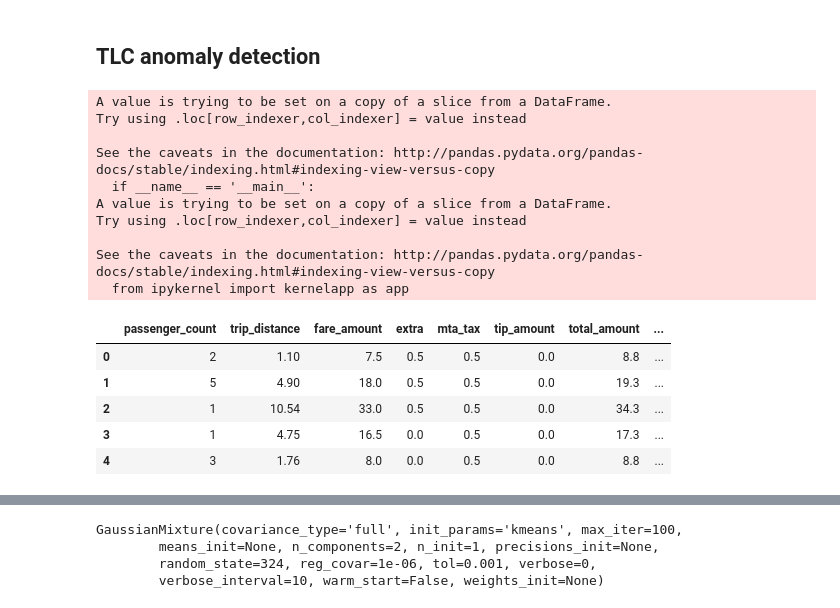
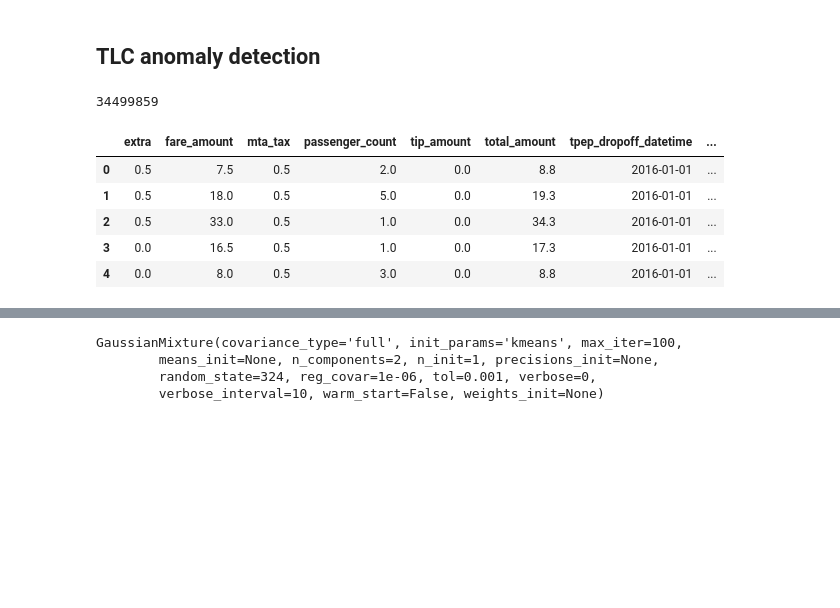
Before and after one commit to gperrin12/anomaly_detection_NYC_transit, a Jupyter notebook: TLC_anomaly_detection_042217.ipynb, the cells around one changed output, grey strips where cells are left out. Saved outputs shown, nothing was run; the diff lists cells and outputs as text; code cells hidden in the pictures; blank space fills up the shorter version.

```diff
--- a/TLC_anomaly_detection_042217.ipynb
+++ b/TLC_anomaly_detection_042217.ipynb
@@ -52,33 +44,32 @@ WARNING: pylab import has clobbered these variables: ['compress', 'datetime']
 proj_folder = os.getcwd()
 # %% [markdown]
 ## TLC anomaly detection
-# %%
-### read in data for January 2016
-tlc_df_raw = pd.read_csv(proj_folder + '/data/tlc_yellow_2016_1.csv')
-tlc_df = tlc_df_raw[['passenger_count', 'trip_distance', 'fare_amount', \
-                     'extra', 'mta_tax', 'tip_amount', 'total_amount', \
-                     'tpep_pickup_datetime', 'tpep_dropoff_datetime']]
+# %%
+### read in data for 2016
+columns = ['passenger_count', 'trip_distance', 'fare_amount', \
+                     'extra', 'mta_tax', 'tip_amount', 'total_amount', \
+                     'tpep_pickup_datetime', 'tpep_dropoff_datetime']
+tlc_df_raw_total = pd.DataFrame(columns = columns)
+for i in range(1,4):
+    tlc_df_raw = pd.read_csv(proj_folder + '/data/tlc_yellow_2016_' + str(i) + '.csv', usecols=['passenger_count', \
+                    'trip_distance', 'fare_amount', 'extra', 'mta_tax', 'tip_amount', 'total_amount', \
+                     'tpep_pickup_datetime', 'tpep_dropoff_datetime'])
+    tlc_df_raw_total = tlc_df_raw_total.append(tlc_df_raw, ignore_index=True)
+# %%
+len(tlc_df_raw_total)
+# %% [output]
+34499859
 # %%
-tlc_df['tpep_pickup_datetime'] = pd.to_datetime(tlc_df['tpep_pickup_datetime'])
-tlc_df['tpep_dropoff_datetime'] = pd.to_datetime(tlc_df['tpep_dropoff_datetime'])
-tlc_df.head()
+tlc_df_raw_total['tpep_pickup_datetime'] = pd.to_datetime(tlc_df_raw_total['tpep_pickup_datetime'])
+tlc_df_raw_total['tpep_dropoff_datetime'] = pd.to_datetime(tlc_df_raw_total['tpep_dropoff_datetime'])
+tlc_df_raw_total.head()
 # %% [output]
-A value is trying to be set on a copy of a slice from a DataFrame.
-Try using .loc[row_indexer,col_indexer] = value instead
-
-See the caveats in the documentation: http://pandas.pydata.org/pandas-docs/stable/indexing.html#indexing-view-versus-copy
-  if __name__ == '__main__':
-A value is trying to be set on a copy of a slice from a DataFrame.
-Try using .loc[row_indexer,col_indexer] = value instead
-
-See the caveats in the documentation: http://pandas.pydata.org/pandas-docs/stable/indexing.html#indexing-view-versus-copy
-  from ipykernel import kernelapp as app
-|  | passenger_count | trip_distance | fare_amount | extra | mta_tax | tip_amount | total_amount | ... |
-| 0 | 2 | 1.10 | 7.5 | 0.5 | 0.5 | 0.0 | 8.8 | ... |
-| 1 | 5 | 4.90 | 18.0 | 0.5 | 0.5 | 0.0 | 19.3 | ... |
-| 2 | 1 | 10.54 | 33.0 | 0.5 | 0.5 | 0.0 | 34.3 | ... |
-| 3 | 1 | 4.75 | 16.5 | 0.0 | 0.5 | 0.0 | 17.3 | ... |
-| 4 | 3 | 1.76 | 8.0 | 0.0 | 0.5 | 0.0 | 8.8 | ... |
+|  | extra | fare_amount | mta_tax | passenger_count | tip_amount | total_amount | tpep_dropoff_datetime | ... |
+| 0 | 0.5 | 7.5 | 0.5 | 2.0 | 0.0 | 8.8 | 2016-01-01 | ... |
+| 1 | 0.5 | 18.0 | 0.5 | 5.0 | 0.0 | 19.3 | 2016-01-01 | ... |
+| 2 | 0.5 | 33.0 | 0.5 | 1.0 | 0.0 | 34.3 | 2016-01-01 | ... |
+| 3 | 0.0 | 16.5 | 0.5 | 1.0 | 0.0 | 17.3 | 2016-01-01 | ... |
+| 4 | 0.0 | 8.0 | 0.5 | 3.0 | 0.0 | 8.8 | 2016-01-01 | ... |
 # %%
 #CANNOT GET THIS TRIP DURATION TO WORK - MOVING ON FOR NOW
 #tlc_df['trip_duration'] = pd.Timedelta(tlc_df['tpep_dropoff_datetime_2'] - tlc_df['tpep_pickup_datetime']).seconds / 3600.0
```
Also changed, not shown: parts of 11 cells of this notebook.
